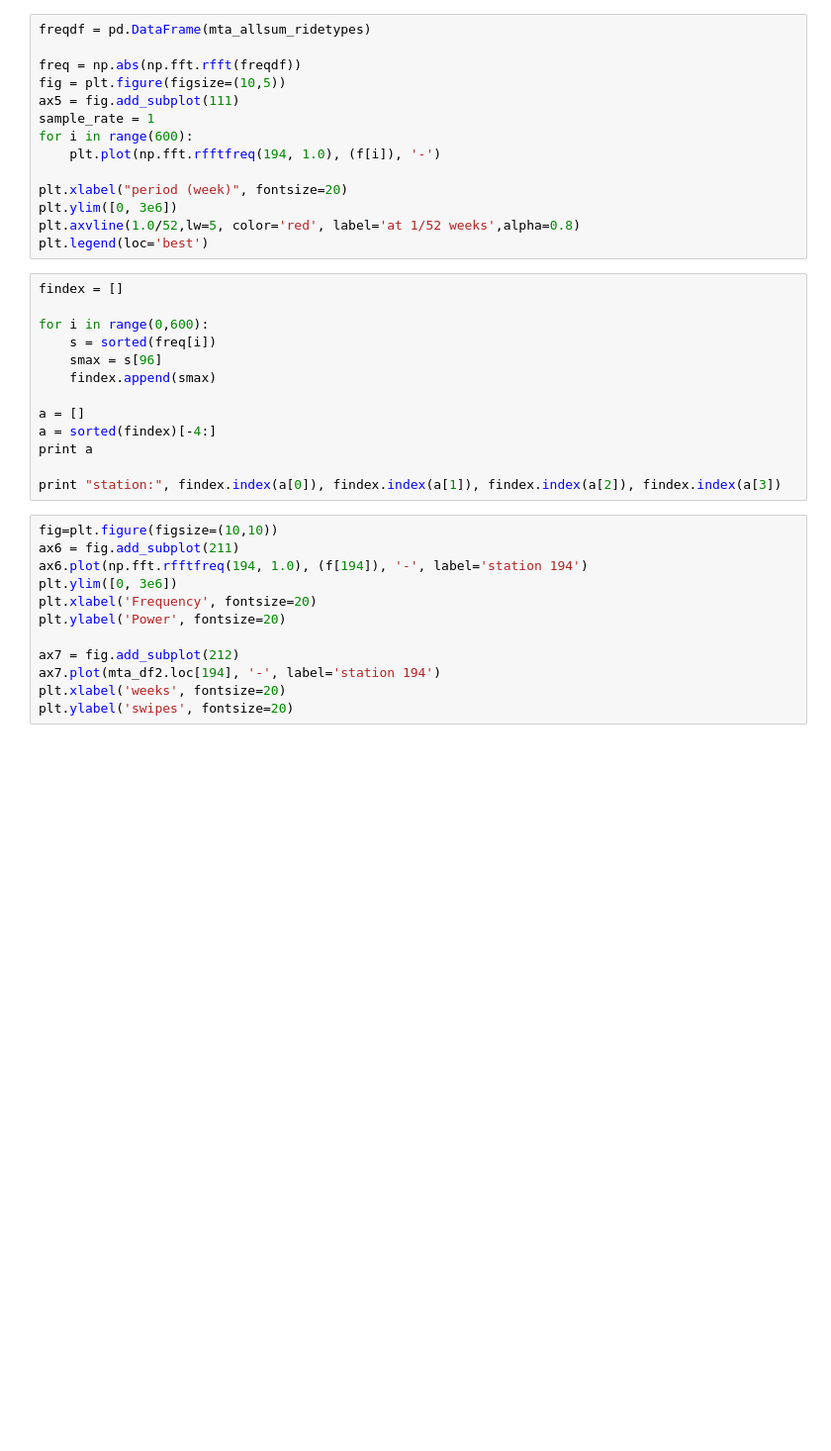
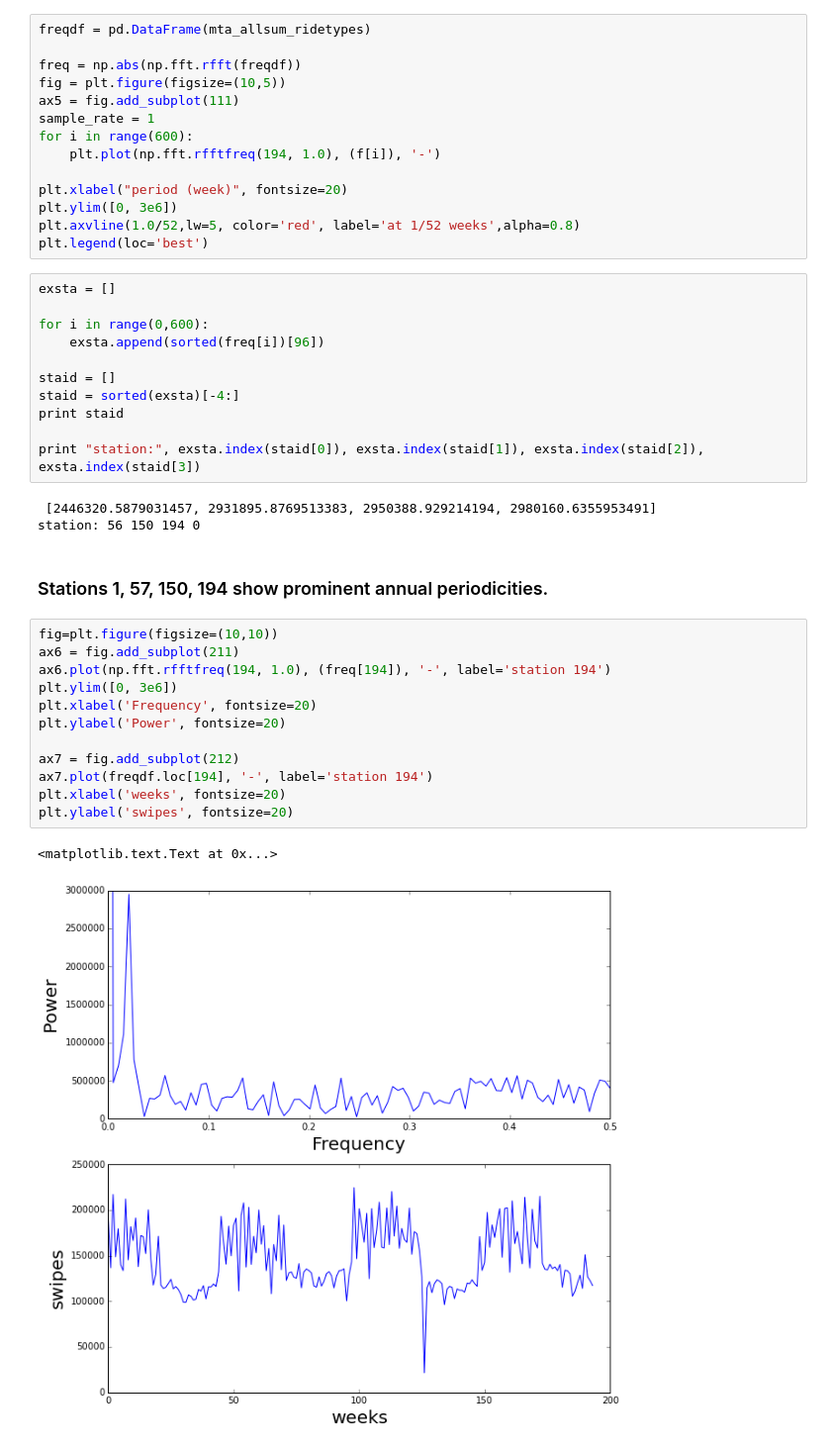
Before and after one commit to yunongcao/PUI2015_ycao, a Jupyter notebook: HW6/HW6.ipynb, the cells around one changed output. Shown at 99% size. Saved outputs shown, nothing was run; the diff lists cells and outputs as text; blank space fills up the shorter version.

```diff
--- a/HW6/HW6.ipynb
+++ b/HW6/HW6.ipynb
@@ -177,27 +195,33 @@ plt.ylim([0, 3e6])
 plt.axvline(1.0/52,lw=5, color='red', label='at 1/52 weeks',alpha=0.8)
 plt.legend(loc='best')
 # %%
-findex = []
+exsta = []
 
 for i in range(0,600):
-    s = sorted(freq[i])
-    smax = s[96]
-    findex.append(smax)
+    exsta.append(sorted(freq[i])[96])
 
-a = []
-a = sorted(findex)[-4:]
-print a
+staid = []
+staid = sorted(exsta)[-4:]
+print staid
 
-print "station:", findex.index(a[0]), findex.index(a[1]), findex.index(a[2]), findex.index(a[3])
+print "station:", exsta.index(staid[0]), exsta.index(staid[1]), exsta.index(staid[2]), exsta.index(staid[3])
+# %% [output]
+ [2446320.5879031457, 2931895.8769513383, 2950388.929214194, 2980160.6355953491]
+station: 56 150 194 0
+# %% [markdown]
+### Stations 1, 57, 150, 194 show prominent annual periodicities.
 # %%
 fig=plt.figure(figsize=(10,10))
 ax6 = fig.add_subplot(211)
-ax6.plot(np.fft.rfftfreq(194, 1.0), (f[194]), '-', label='station 194')
+ax6.plot(np.fft.rfftfreq(194, 1.0), (freq[194]), '-', label='station 194')
 plt.ylim([0, 3e6])
 plt.xlabel('Frequency', fontsize=20)
 plt.ylabel('Power', fontsize=20)
 
 ax7 = fig.add_subplot(212)
-ax7.plot(mta_df2.loc[194], '-', label='station 194')
+ax7.plot(freqdf.loc[194], '-', label='station 194')
 plt.xlabel('weeks', fontsize=20)
 plt.ylabel('swipes', fontsize=20)
+# %% [output]
+<matplotlib.text.Text at 0x...>
+[figure, added]
```
Also changed, not shown: parts of 2 cells of this notebook.
